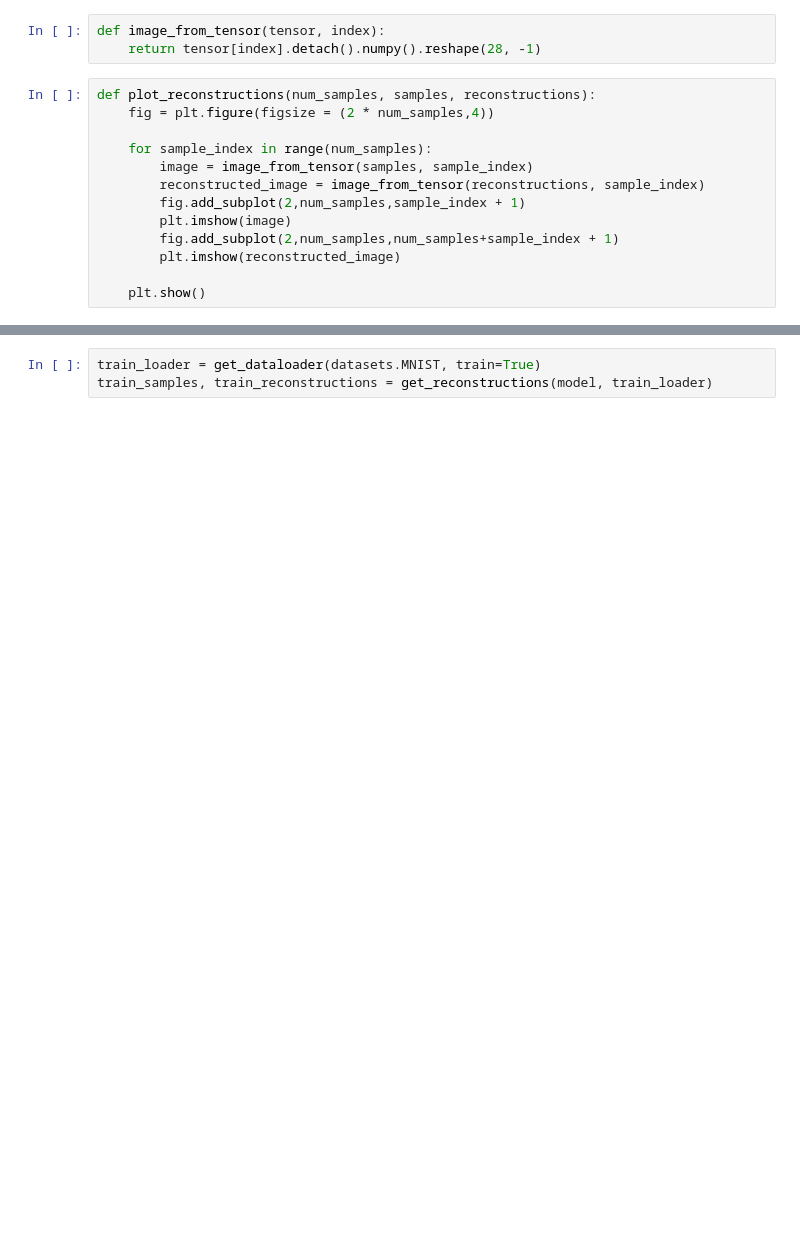
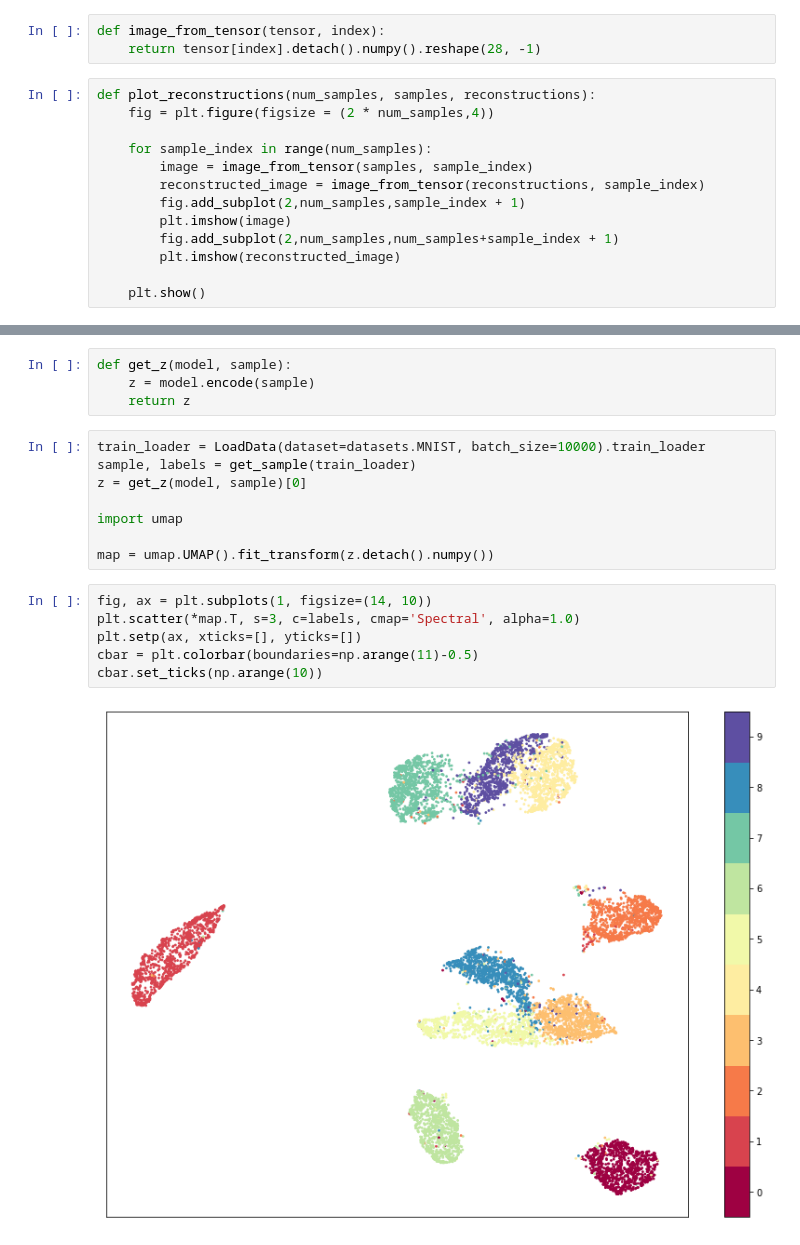
Before and after one commit to theodore-evans/vae-learning, a Jupyter notebook: visualise_results.ipynb, the cells around one changed output, grey strips where cells are left out. Saved outputs shown, nothing was run; the diff lists cells and outputs as text; blank space fills up the shorter version.

Commit message:
added UMAP latent space vis and logging

```diff
--- a/visualise_results.ipynb
+++ b/visualise_results.ipynb
@@ -71,3 +55,20 @@ plot_reconstructions(num_samples, samples, reconstructions)
-# %%
-train_loader = get_dataloader(datasets.MNIST, train=True)
-train_samples, train_reconstructions = get_reconstructions(model, train_loader)
+# %%
+def get_z(model, sample):
+    z = model.encode(sample)
+    return z
+# %%
+train_loader = LoadData(dataset=datasets.MNIST, batch_size=10000).train_loader
+sample, labels = get_sample(train_loader)
+z = get_z(model, sample)[0]
+
+import umap
+
+map = umap.UMAP().fit_transform(z.detach().numpy())
+# %%
+fig, ax = plt.subplots(1, figsize=(14, 10))
+plt.scatter(*map.T, s=3, c=labels, cmap='Spectral', alpha=1.0)
+plt.setp(ax, xticks=[], yticks=[])
+cbar = plt.colorbar(boundaries=np.arange(11)-0.5)
+cbar.set_ticks(np.arange(10))
+# %% [output]
+[figure, added]
```
Also changed, not shown: parts of 6 cells of this notebook, 5 other files.
